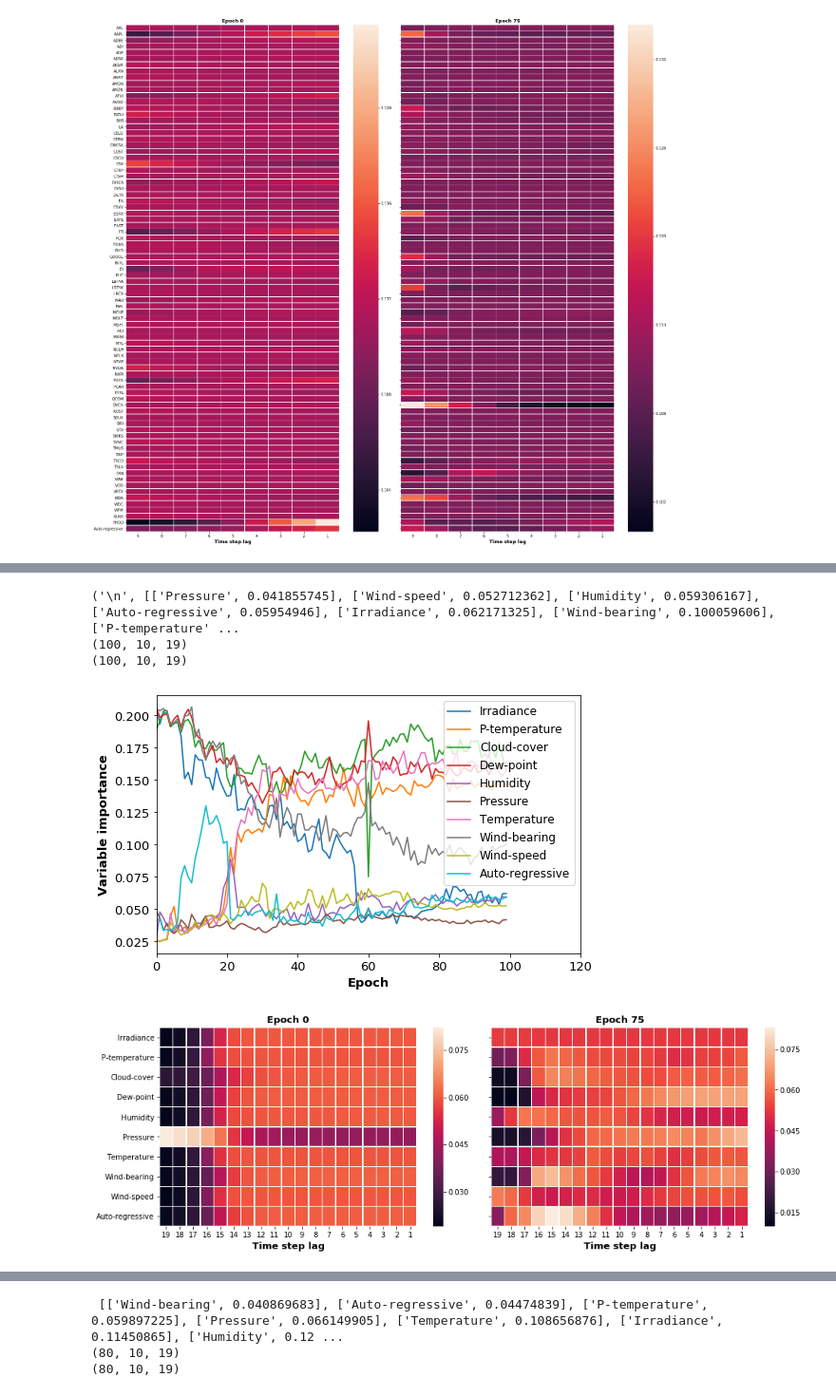
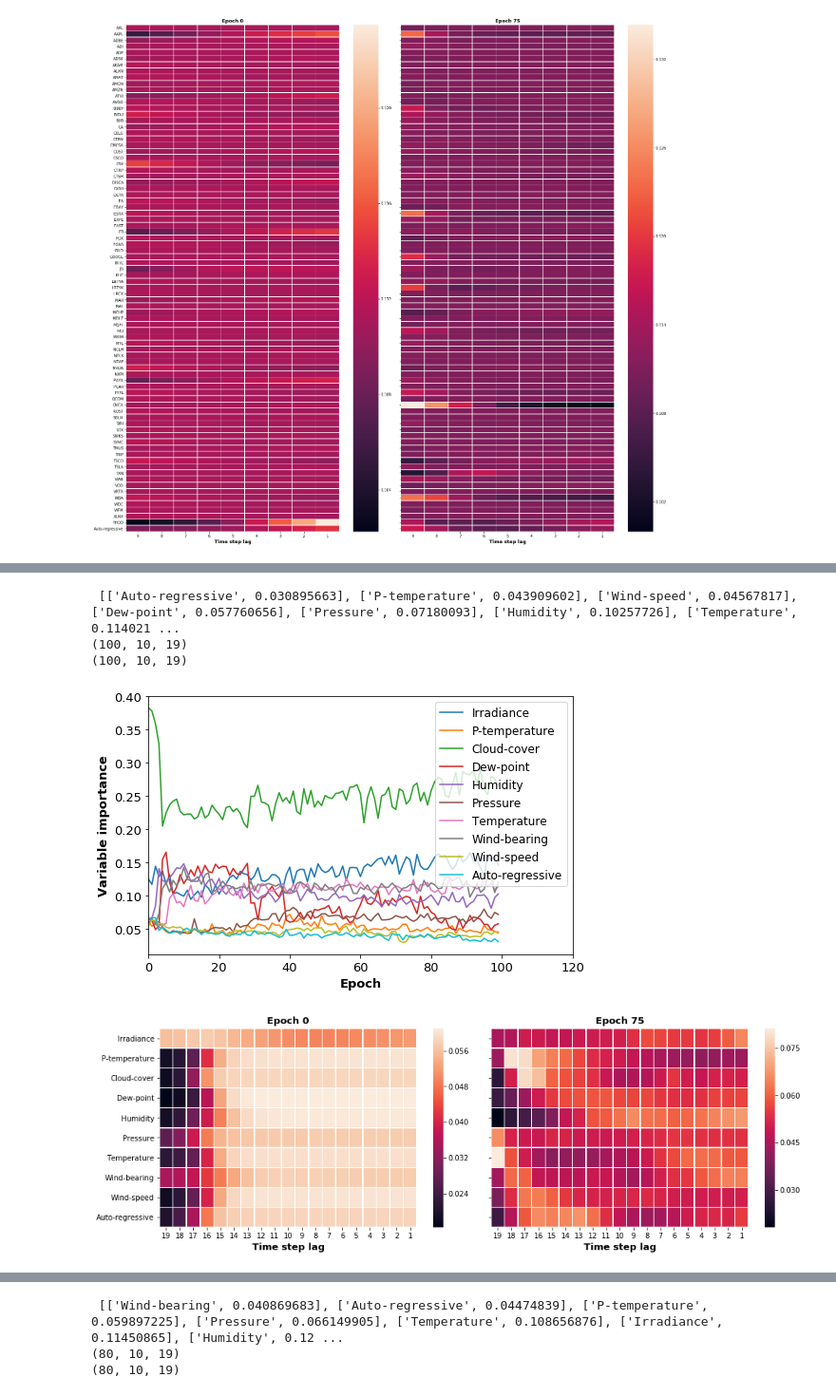
Before and after one commit to weilai0980/tsRNN, a Jupyter notebook: forecasting/result_importance.ipynb, the cells around one changed output, grey strips where cells are left out. Shown at 95% size. Cells and saved outputs as stored; diff of their text form; code cells hidden in the pictures.

Commit message:
impt learning

```diff
--- a/forecasting/result_importance.ipynb
+++ b/forecasting/result_importance.ipynb
@@ -35,7 +35,7 @@ from utils_results_analysis import *
 # %% [output]
 Using TensorFlow backend.
 # %%
-def plot_epoch_variable(file_path, legend_label, x_right, ax_prior, ax_poster, legend_size, legend_col):
+def plot_epoch_variable(file_path, legend_label, x_right, ax_prior, ax_poster, legend_size, legend_col, data_idx ):
 
     pkl_file = open(file_path, 'rb')
     data = pickle.load(pkl_file)
@@ -63,7 +63,7 @@ def plot_epoch_variable(file_path, legend_label, x_right, ax_prior, ax_poster, l
 
         att = []
         for i in data:
-            att.append(i[2])
+            att.append(i[data_idx])
 
         for i in range(len(att[0])):
             tmpdata = [ j[i] for j in att ]
@@ -108,14 +108,14 @@ def plot_epoch_variable_temporal(file_path, epoch_id, ax, variable_names, bool_s
 
 
 
-def sort_variable(file_path, label):
+def sort_variable(file_path, label, data_idx):
 
     pkl_file = open(file_path, 'rb')
     data = pickle.load(pkl_file)
 
     att = []
     for i in data:
-        att.append(i[2])
+        att.append(i[data_idx])
 
     label_val = [[label[idx], val] for idx, val in enumerate(att[-1])]
 
@@ -248,37 +368,37 @@ feature_cols_pearson = ['irradiance', ]
 # %%
 # gate type: full
 
-file_path = "../../ts_results/error_plot/ke_full_plant_01.00.01_.p"
+file_path = "../../ts_results/llk_var_learn/ke_mv_full_plant_11.00.01_.p"
 
 # --- variable impor
 
 print('\n', sort_variable(file_path, full_cols))
 
 fig, ax = plt.subplots( ncols = 1, figsize=(8,5));
 
 # epoch-wise variable importance
-plot_epoch_variable(file_path, full_cols, 120, None, ax, 12, 1)
+plot_epoch_variable(file_path, full_cols, 120, None, ax, 12, 1, 2)
 
 # fig.savefig('../../ts_results/figure/fullvar_plant.eps', bbox_inches='tight')
 
 
 # --- epoch-wise variable temporal importance
 
 fig, ax = plt.subplots( ncols = 2, figsize=(16,5));
 
 plot_epoch_variable_temporal(file_path, 0, ax[0], full_cols, True)
 
 plot_epoch_variable_temporal(file_path, 75, ax[1], full_cols, False)
 
 fig.subplots_adjust(wspace=0.03, hspace=0)
 
 # fig.savefig('../../ts_results/figure/fullvar_temp_plant.eps', bbox_inches='tight')
 # %% [output]
-('\n', [['Pressure', 0.041855745], ['Wind-speed', 0.052712362], ['Humidity', 0.059306167], ['Auto-regressive', 0.05954946], ['Irradiance', 0.062171325], ['Wind-bearing', 0.100059606], ['P-temperature' ...
+ [['Auto-regressive', 0.030895663], ['P-temperature', 0.043909602], ['Wind-speed', 0.04567817], ['Dew-point', 0.057760656], ['Pressure', 0.07180093], ['Humidity', 0.10257726], ['Temperature', 0.114021 ...
 (100, 10, 19)
 (100, 10, 19)
-[figure, old version]
+[figure, new version]
-[figure, old version]
+[figure, new version]
 # %%
 # gate type: tensor
 
```
Also changed, not shown: parts of 7 cells of this notebook, 10 other files.
